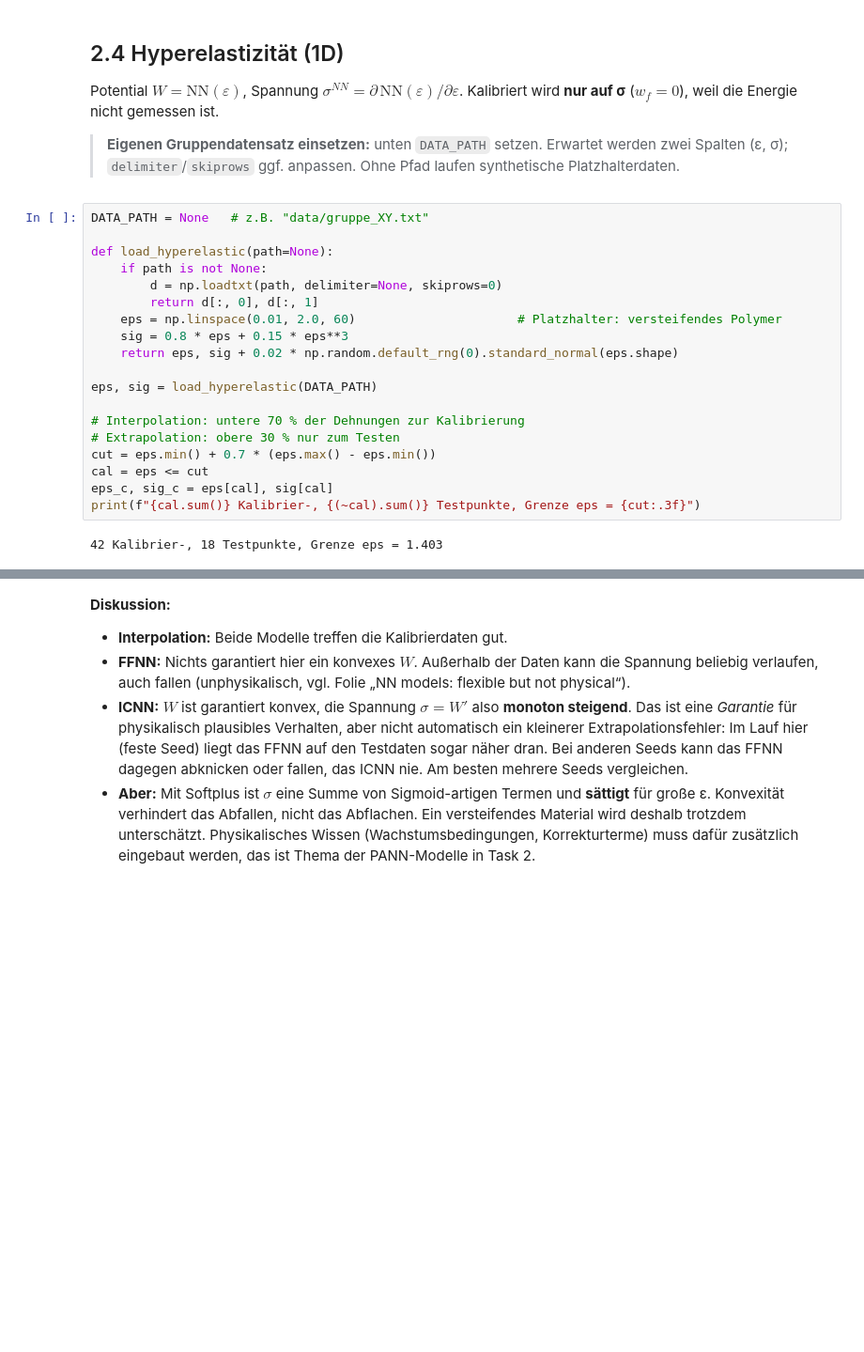
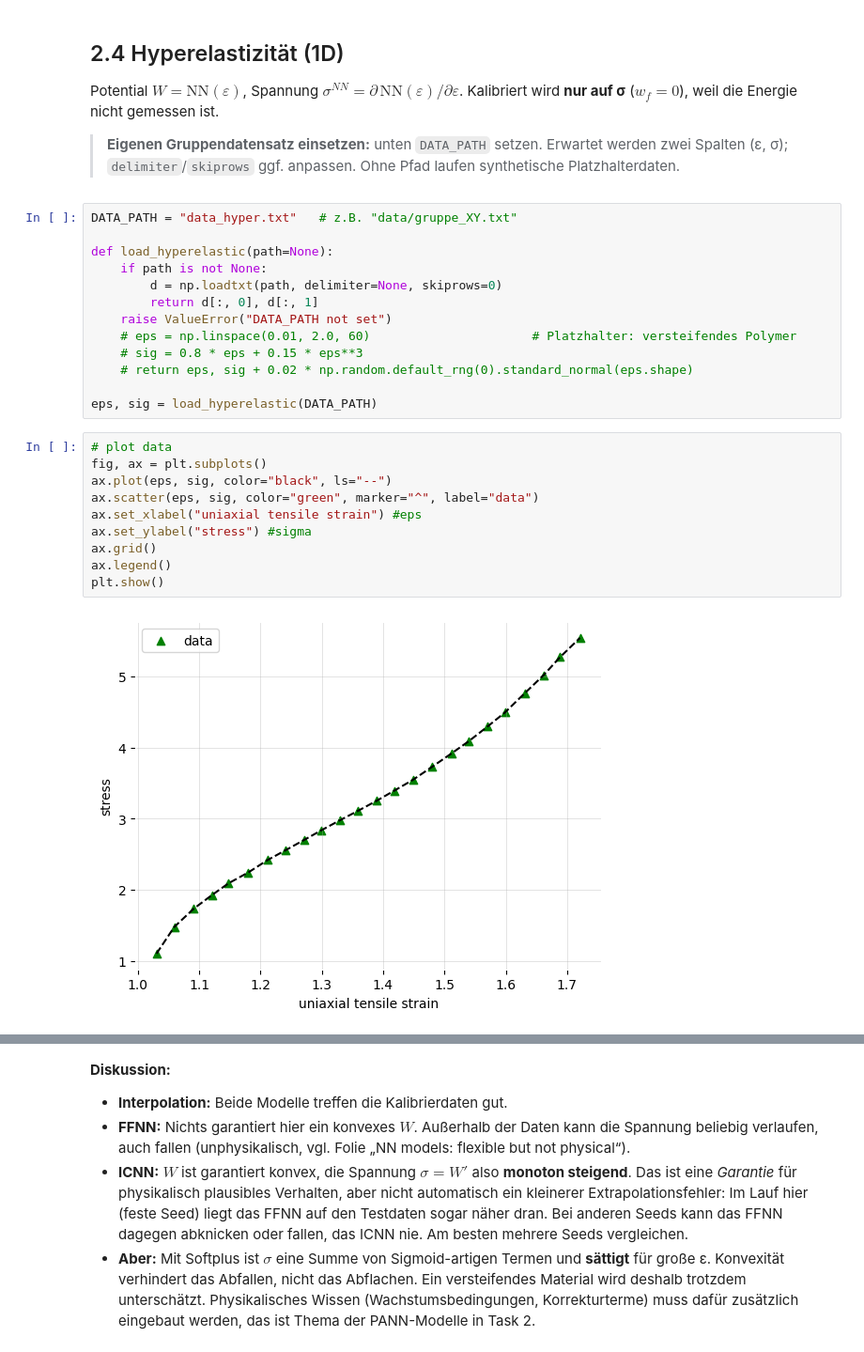
Before and after one commit to HubertLoegl/TutorialMLinSolidMechanics, a Jupyter notebook: ffnn_introduction/aufgabe2.ipynb, the cells around one changed output, grey strips where cells are left out. Shown at 94% size. Saved outputs shown, nothing was run; the diff lists cells and outputs as text; blank space fills up the shorter version.

```diff
--- a/ffnn_introduction/aufgabe2.ipynb
+++ b/ffnn_introduction/aufgabe2.ipynb
@@ -199,24 +250,28 @@ Potential $W = \text{NN}(\varepsilon)$, Spannung $\sigma^{NN} = \partial\,\text{
 
 > **Eigenen Gruppendatensatz einsetzen:** unten `DATA_PATH` setzen. Erwartet werden zwei Spalten (ε, σ); `delimiter`/`skiprows` ggf. anpassen. Ohne Pfad laufen synthetische Platzhalterdaten.
 # %%
-DATA_PATH = None   # z.B. "data/gruppe_XY.txt"
+DATA_PATH = "data_hyper.txt"   # z.B. "data/gruppe_XY.txt"
 
 def load_hyperelastic(path=None):
     if path is not None:
         d = np.loadtxt(path, delimiter=None, skiprows=0)
         return d[:, 0], d[:, 1]
-    eps = np.linspace(0.01, 2.0, 60)                      # Platzhalter: versteifendes Polymer
-    sig = 0.8 * eps + 0.15 * eps**3
-    return eps, sig + 0.02 * np.random.default_rng(0).standard_normal(eps.shape)
+    raise ValueError("DATA_PATH not set")
+    # eps = np.linspace(0.01, 2.0, 60)                      # Platzhalter: versteifendes Polymer
+    # sig = 0.8 * eps + 0.15 * eps**3
+    # return eps, sig + 0.02 * np.random.default_rng(0).standard_normal(eps.shape)
 
 eps, sig = load_hyperelastic(DATA_PATH)
-
-# Interpolation: untere 70 % der Dehnungen zur Kalibrierung
-# Extrapolation: obere 30 % nur zum Testen
-cut = eps.min() + 0.7 * (eps.max() - eps.min())
-cal = eps <= cut
-eps_c, sig_c = eps[cal], sig[cal]
-print(f"{cal.sum()} Kalibrier-, {(~cal).sum()} Testpunkte, Grenze eps = {cut:.3f}")
-# %% [output]
-42 Kalibrier-, 18 Testpunkte, Grenze eps = 1.403
+# %%
+# plot data
+fig, ax = plt.subplots()
+ax.plot(eps, sig, color="black", ls="--")
+ax.scatter(eps, sig, color="green", marker="^", label="data")
+ax.set_xlabel("uniaxial tensile strain") #eps
+ax.set_ylabel("stress") #sigma
+ax.grid()
+ax.legend()
+plt.show()
+# %% [output]
+[figure, added]
 # %%
```
Also changed, not shown: parts of 10 cells of this notebook, 3 other files.
